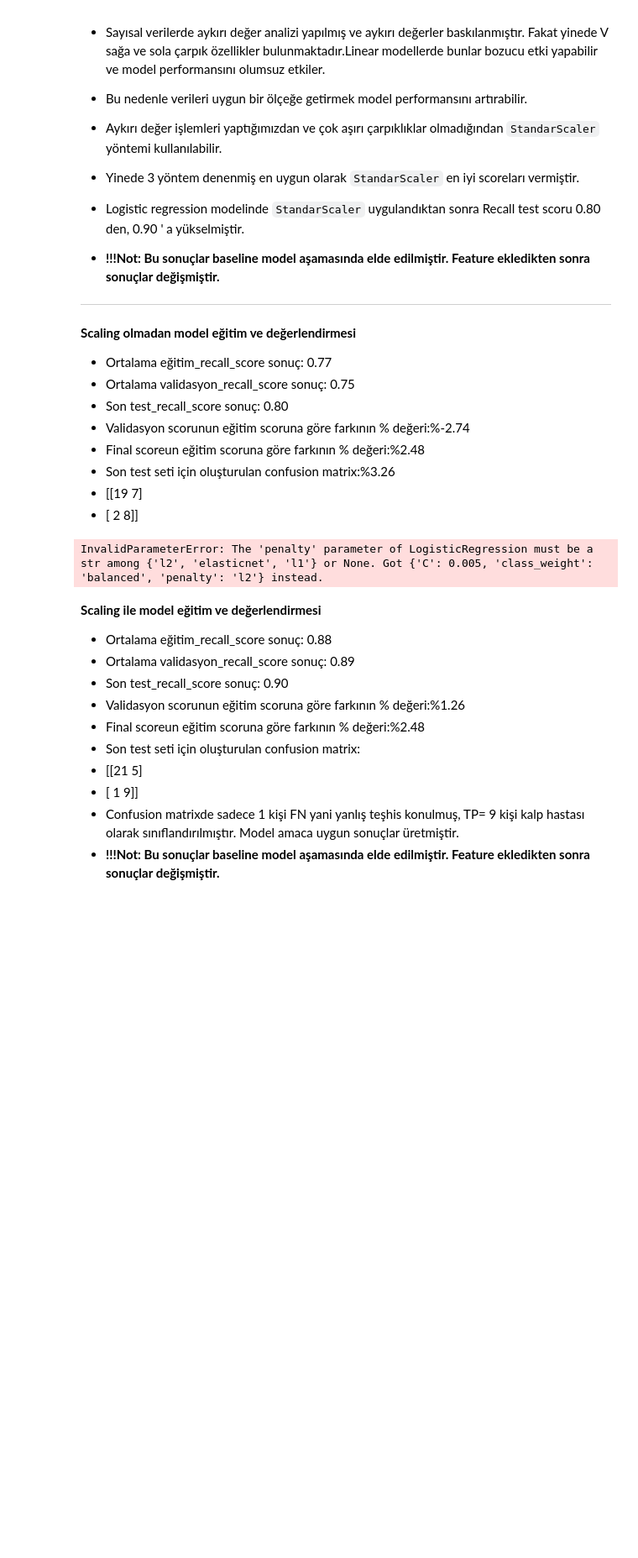
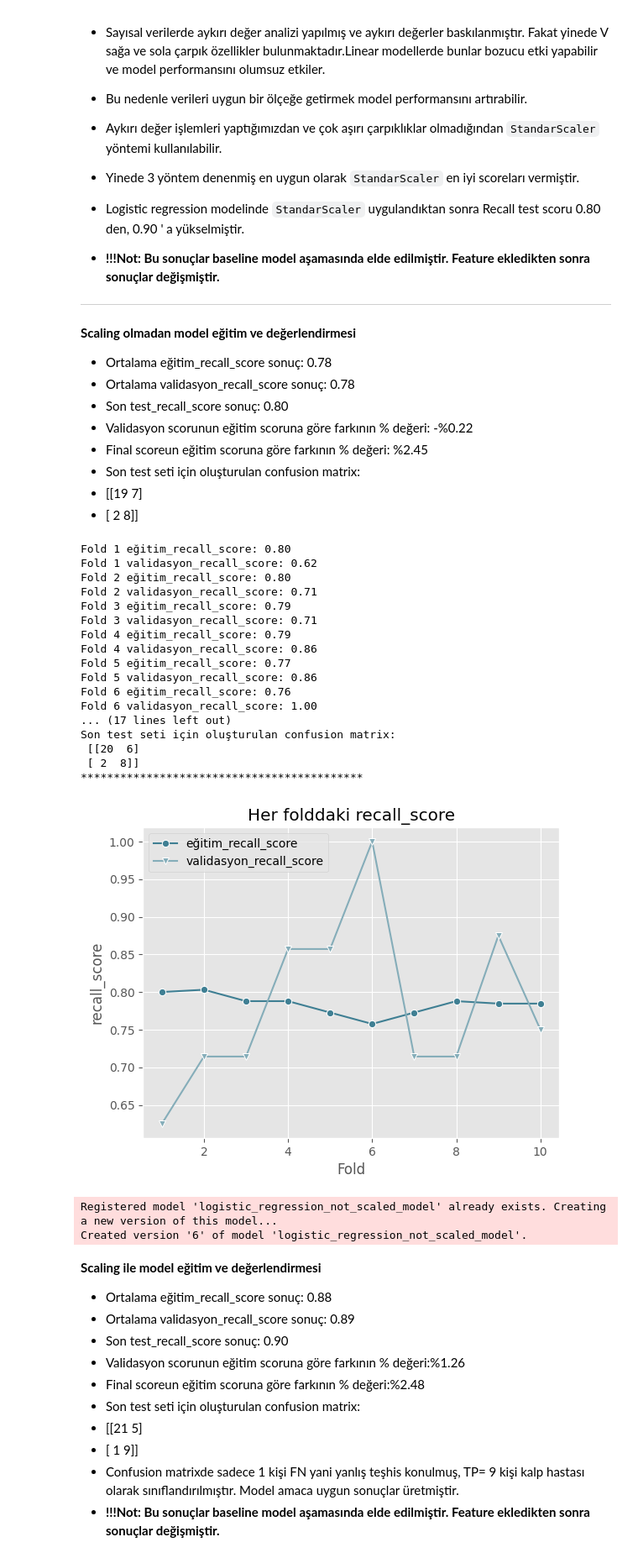
Before and after one commit to kanitvural/heart_disease_project, a Jupyter notebook: hearth_disease_project.ipynb, the cells around one changed output. Shown at 84% size. Drawn from its saved outputs; the diff is of its cells as text; code cells hidden in the pictures; blank space fills up the shorter version.

Commit message:
baseline models finished

```diff
--- a/hearth_disease_project.ipynb
+++ b/hearth_disease_project.ipynb
@@ -1221,40 +1221,59 @@ Logistic Regression için en iyi score(recall): 0.8680555555555556
 # %% [markdown]
 **Scaling olmadan model eğitim ve değerlendirmesi**
 
-- Ortalama eğitim_recall_score sonuç: 0.77
-- Ortalama validasyon_recall_score sonuç: 0.75
+- Ortalama eğitim_recall_score sonuç: 0.78
+- Ortalama validasyon_recall_score sonuç: 0.78
 - Son test_recall_score sonuç: 0.80
-- Validasyon scorunun eğitim scoruna göre farkının % değeri:%-2.74
-- Final scoreun eğitim scoruna göre farkının % değeri:%2.48
-- Son test seti için oluşturulan confusion matrix:%3.26
+- Validasyon scorunun eğitim scoruna göre farkının % değeri: -%0.22
+- Final scoreun eğitim scoruna göre farkının % değeri: %2.45
+- Son test seti için oluşturulan confusion matrix:
  - [[19  7]
  - [ 2  8]]
 # %%
 # grid search sonrası bulunan en iyi parametreler modele eklendi.
 
 best_hyperparams_lr =  {'C': 0.005, 'class_weight': 'balanced', 'penalty': 'l2'}
 
-lr = LogisticRegression(best_hyperparams_lr)
+lr = LogisticRegression(**best_hyperparams_lr, random_state=22)
 with mlflow.start_run(run_name="Logistic Regression Not Scaled Model: Metric = recall"):
     skf = StratifiedKFold(n_splits=10,shuffle=True,random_state=42)
     lr_model, lr_final_test_recall_score, lr_recall_scores_df,lr_y_pred_test = train_and_evaluate_model(lr, X_train, y_train, X_test, y_test,recall_score, skf, plot=True)
 
     # Model metriklerin kaydedilmesi
     mlflow.log_params(best_hyperparams_lr)
     mlflow.log_metric("final_test_recall_score", lr_final_test_recall_score)
 
     # Modelin kaydedilmesi
     model_path = "logistic_regression_not_scaled_model"
     mlflow.sklearn.log_model(lr, model_path)
 
     # Modeli Model Registry'ye kaydetme
     mlflow.register_model(model_uri=f"runs:/{mlflow.active_run().info.run_id}/{model_path}", name="logistic_regression_not_scaled_model")
 
     # Artifacts kayıt
     lr_recall_scores_df.to_csv("mlflow_model_csv_data/lr_not_scaled_recall_scores.csv", index=False)
     mlflow.log_artifact("mlflow_model_csv_data/lr_not_scaled_recall_scores.csv")
 # %% [output]
-InvalidParameterError: The 'penalty' parameter of LogisticRegression must be a str among {'l2', 'elasticnet', 'l1'} or None. Got {'C': 0.005, 'class_weight': 'balanced', 'penalty': 'l2'} instead.
+Fold 1 eğitim_recall_score: 0.80
+Fold 1 validasyon_recall_score: 0.62
+Fold 2 eğitim_recall_score: 0.80
+Fold 2 validasyon_recall_score: 0.71
+Fold 3 eğitim_recall_score: 0.79
+Fold 3 validasyon_recall_score: 0.71
+Fold 4 eğitim_recall_score: 0.79
+Fold 4 validasyon_recall_score: 0.86
+Fold 5 eğitim_recall_score: 0.77
+Fold 5 validasyon_recall_score: 0.86
+Fold 6 eğitim_recall_score: 0.76
+Fold 6 validasyon_recall_score: 1.00
+... (17 lines left out)
+Son test seti için oluşturulan confusion matrix:
+ [[20  6]
+ [ 2  8]]
+*******************************************
+[figure, added]
+Registered model 'logistic_regression_not_scaled_model' already exists. Creating a new version of this model...
+Created version '6' of model 'logistic_regression_not_scaled_model'.
 # %% [markdown]
 **Scaling ile model eğitim ve değerlendirmesi**
 
```
Also changed, not shown: parts of 13 cells of this notebook.
